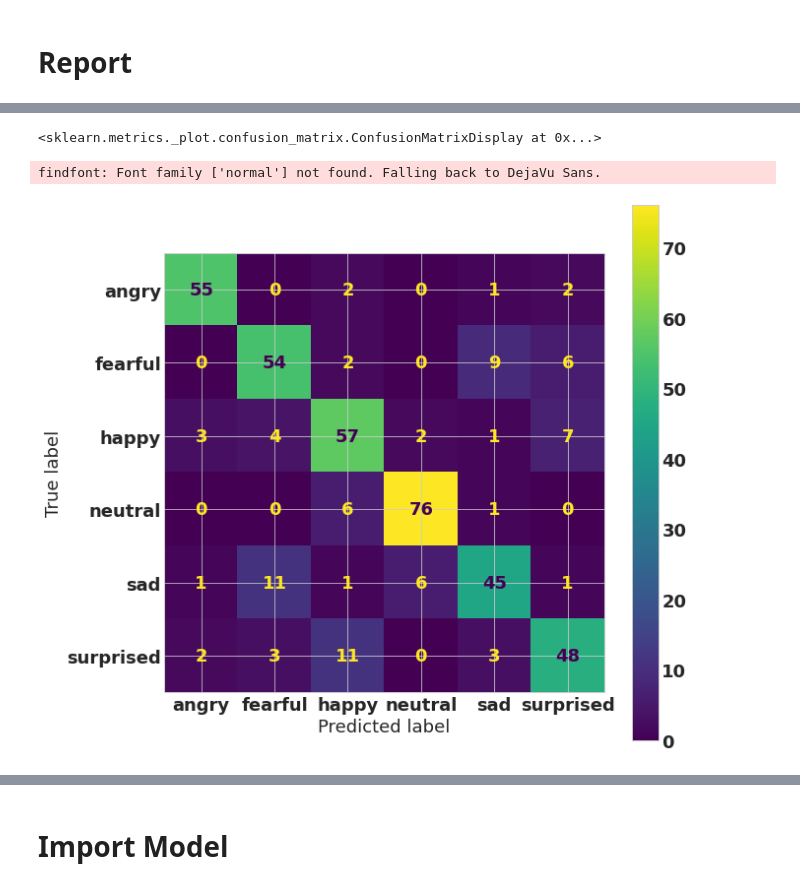
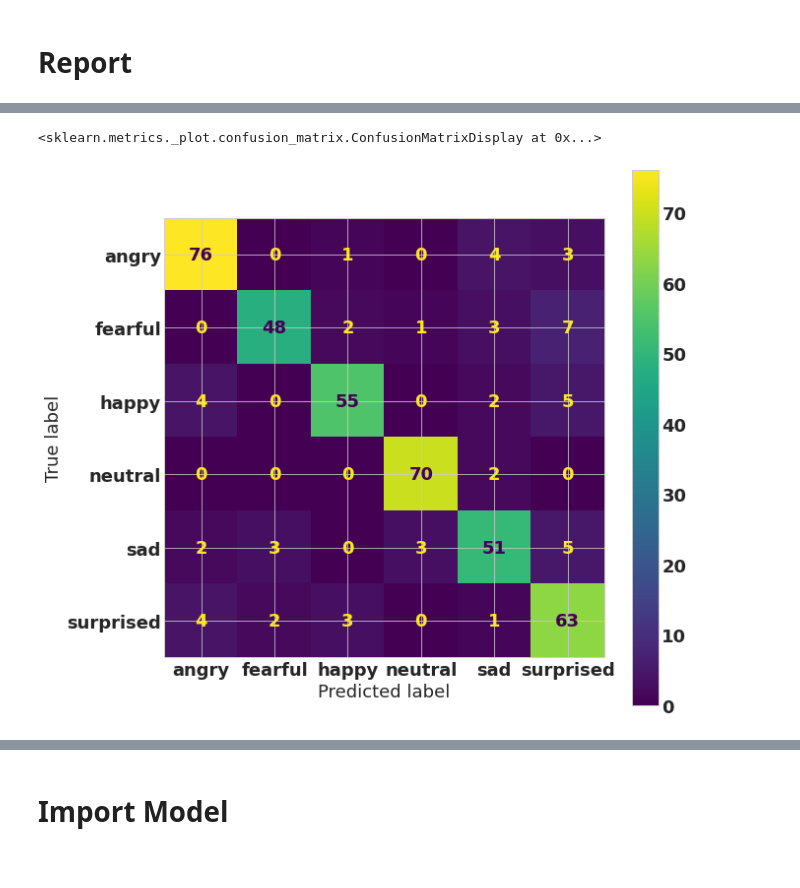
Before and after one commit to 2black0/sound-emotion-recognition-javanese, a Jupyter notebook: penelitian_kln_2021_ser_beais_github.ipynb, the cells around one changed output, grey strips where cells are left out. Saved outputs shown, nothing was run; the diff lists cells and outputs as text; code cells hidden in the pictures.

```diff
--- a/penelitian_kln_2021_ser_beais_github.ipynb
+++ b/penelitian_kln_2021_ser_beais_github.ipynb
@@ -514,5 +471,8 @@ weighted avg       0.82      0.82      0.82       420
 # %%
 #cetak precision, recall, f1-score, dan support dari QDA Classifier
-print("Accuracy = %0.2f" % accuracy_score(y_tests, y_pred[4]))
-print(classification_report(y_tests, y_pred[4]))
+y_pred=classifiers[4].predict(x_tests)
+
+print("Classification Report of QDA Classifier ")
+print("Accuracy = %0.2f" % accuracy_score(y_tests, y_pred))
+print(classification_report(y_tests, y_pred))
 # %% [output]
@@ -532,5 +492,0 @@ weighted avg       0.84      0.84      0.84       420
-# %%
-font = {'family' : 'normal',
-        'weight' : 'bold',
-        'size'   : 18}
-plt.rc('font', **font)
@@ -544,10 +493,9 @@ findfont: Font family ['normal'] not found. Falling back to DejaVu Sans.
 # %%
 #plot confusion matrix Nearest Neighbors Classifier
-cm = confusion_matrix(y_tests, y_pred[0])
-cmp = ConfusionMatrixDisplay(cm, display_labels=classifiers[0].classes_)
+cm = confusion_matrix(y_tests, y_pred)
+cmp = ConfusionMatrixDisplay(cm, display_labels=classifiers[4].classes_)
 fig, ax = plt.subplots(figsize=(10,10))
 cmp.plot(ax=ax)
 # %% [output]
 <sklearn.metrics._plot.confusion_matrix.ConfusionMatrixDisplay at 0x...>
-findfont: Font family ['normal'] not found. Falling back to DejaVu Sans.
-[figure, old version]
+[figure, new version]
```
Also changed, not shown: parts of 49 cells of this notebook, 3 other files.
